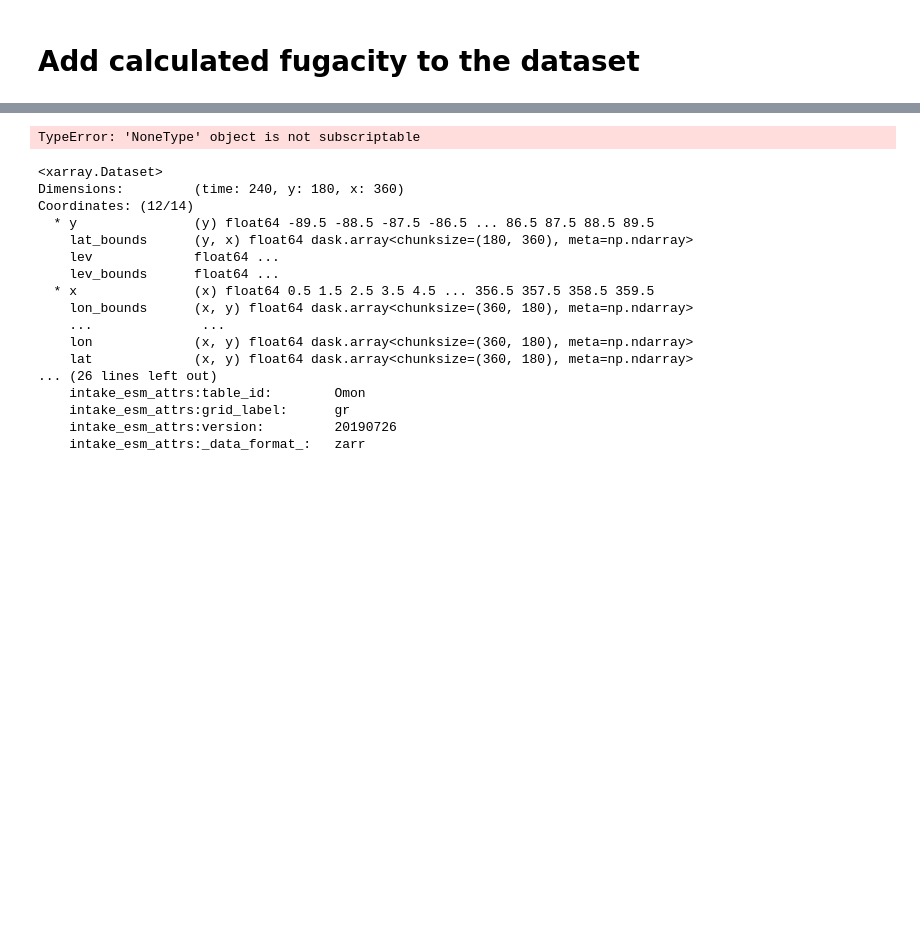
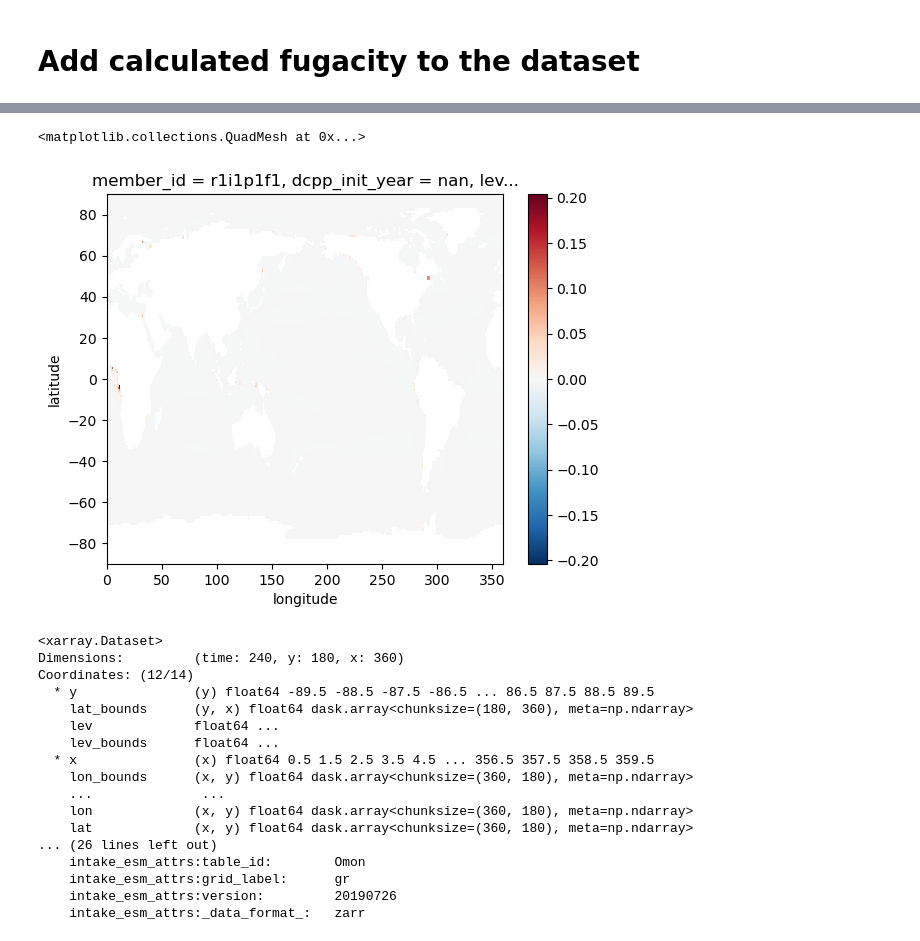
Before and after one commit to abby-baskind/YoE, a Jupyter notebook: YOE_get-historical-present.ipynb, the cells around one changed output, grey strips where cells are left out. Saved outputs shown, nothing was run; the diff lists cells and outputs as text; code cells hidden in the pictures; blank space fills up the shorter version.

```diff
--- a/YOE_get-historical-present.ipynb
+++ b/YOE_get-historical-present.ipynb
@@ -123,7 +113,7 @@ ds = ds.isel(lev = 0)
 # Density from `gsw`
 # %%
 
-ds['p'] = gsw.p_from_z(-1*ds['lev'], ds['y'], geo_strf_dyn_height=0, sea_surface_geopotential=0)*xr.ones_like(ds['talk']) # expand along time dimension
+# ds['p'] = gsw.p_from_z(-1*ds['lev'], ds['y'], geo_strf_dyn_height=0, sea_surface_geopotential=0)*xr.ones_like(ds['talk']) # expand along time dimension
 
 ds['sigma0'] = gsw.sigma0(ds['sos'],ds['tos'])
 ds
@@ -174,7 +164,7 @@ DIC and TA are given in mol/m3. `PyCO2SYS` takes units of umol/kg.
 $$ \frac{mol}{m^3} \times \frac{10^6 \ umol}{mol} \times \frac{1 \ m^3}{1000 + \sigma \ kg} = \frac{1e6}{1000 + \sigma}$$
 # %%
 conversion =  1e6/(1000+ds.sigma0)
-results = pyco2.sys(par1=ds['talk']*conversion, par2 = ds['dissic']*conversion, par1_type=1, par2_type = 2, temperature=ds['tos'], salinity = ds['sos'])
+results = pyco2.sys(par1=ds['talkos']*conversion, par2 = ds['dissicos']*conversion, par1_type=1, par2_type = 2, temperature=ds['tos'], salinity = ds['sos'])
 # %% [markdown]
 # Remove the meaningless dimensions
 # %%
@@ -182,8 +172,10 @@ ds = ds.isel(bnds = 0, vertex = 0)
 # %% [markdown]
 # Add calculated fugacity to the dataset
 # %%
-ds['fugacity'] = xr.Variable(dims = ['time','y', 'x'], data = results['fCO2'])
+ds['fCO2'] = xr.Variable(dims = ['time','y', 'x'], data = results['fCO2'])
+ds['OmegaAr'] = xr.Variable(dims = ['time','y', 'x'], data = results['saturation_aragonite'])
 # %%
-ds['fugacity'].attrs = {"units": 'uatm',
+ds['fCO2'].attrs = {"units": 'uatm',
                         'description': 'CO2 fugacity, calculated with PyCO2SYS. DIC and TA converted from mol/m3 to umol/kg using gsw-derived density'}
-ds.fugacity
+ds['OmegaAr'].attrs = {"units": '',
+                        'description': 'Saturation aragonite, calculated with PyCO2SYS. DIC and TA converted from mol/m3 to umol/kg using gsw-derived density'}
@@ -302,6 +182,7 @@ CO2 fugacity, calculated with PyCO2SYS. DIC and TA converted from mol/m3 to umol
 # %%
-ds['fugacity'].std('time', keep_attrs = True).plot(vmax = 100)
-plt.title('Standard Devaition of fCO2: 1995 to 2014')
+ph = ds['phos'] - da['ph']
+ph.mean('time', keep_attrs = True).plot()
 # %% [output]
-TypeError: 'NoneType' object is not subscriptable
+<matplotlib.collections.QuadMesh at 0x...>
+[figure, added]
 # %%
```
Also changed, not shown: parts of 8 cells of this notebook, 10 other files.
